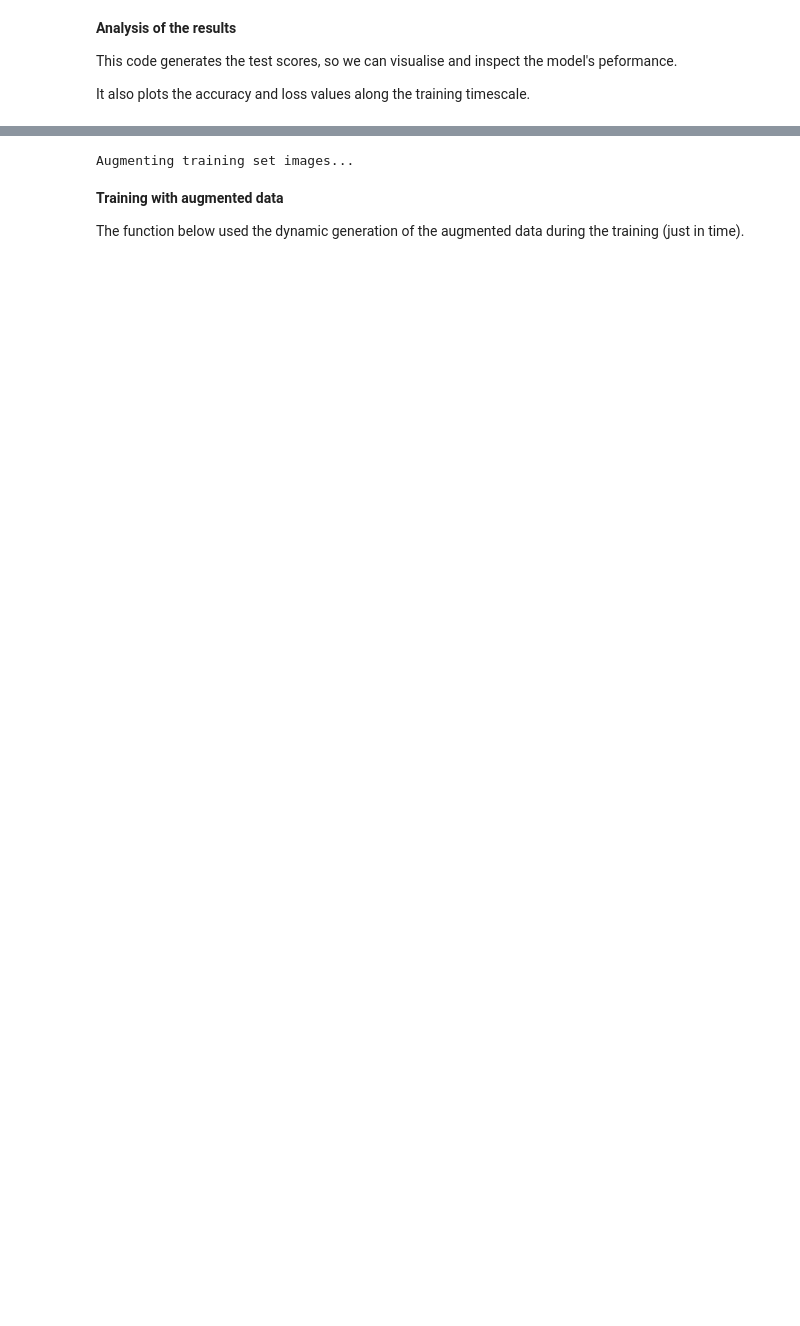
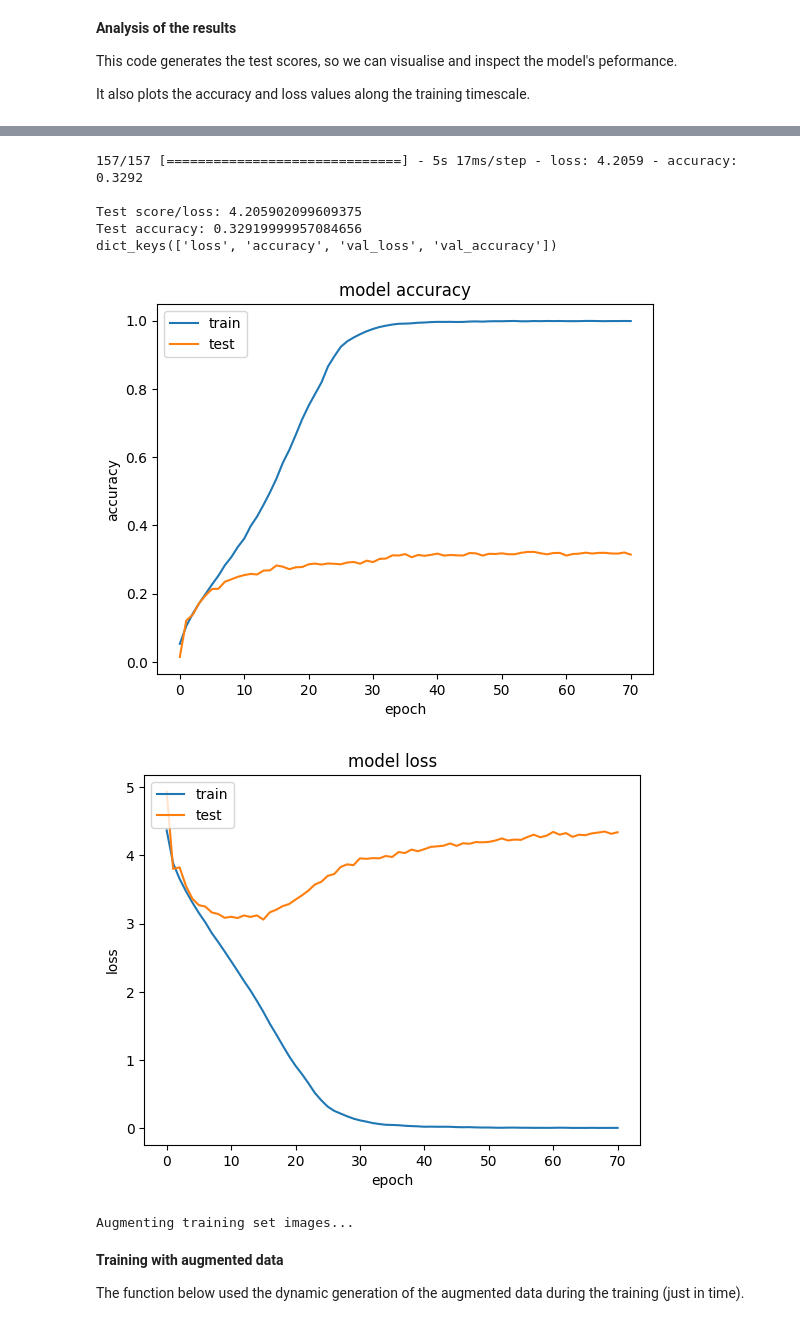
Before and after one commit to egorchern/cognitiveLab, a Jupyter notebook: COMP34212_Lab2b_Keras_CNN_CIFAR_2023.ipynb, the cells around one changed output, grey strips where cells are left out. Cells and saved outputs as stored; diff of their text form; code cells hidden in the pictures; blank space fills up the shorter version.

```diff
--- a/COMP34212_Lab2b_Keras_CNN_CIFAR_2023.ipynb
+++ b/COMP34212_Lab2b_Keras_CNN_CIFAR_2023.ipynb
@@ -353,3 +418,39 @@ Below is an example of the code that augments the current datase.
+# %%
+model = tf.keras.saving.load_model("resNet_def.keras")
+history = np.load("resNet_def_history.npy", allow_pickle='TRUE').item()
+score = model.evaluate(input_X_test, output_Y_test, batch_size=BATCH_SIZE, verbose=VERBOSE)
+print("\nTest score/loss:", score[0])
+print('Test accuracy:', score[1])
+
+# list all data in history
+print(history.keys())
+
+# summarize history for accuracy
+#plt.plot(mo)
+plt.plot(history['accuracy'])
+plt.plot(history['val_accuracy'])
+plt.title('model accuracy')
+plt.ylabel('accuracy')
+plt.xlabel('epoch')
+plt.legend(['train', 'test'], loc='upper left')
+plt.show()
+
+# summarize history for loss
+plt.plot(history['loss'])
+plt.plot(history['val_loss'])
+plt.title('model loss')
+plt.ylabel('loss')
+plt.xlabel('epoch')
+plt.legend(['train', 'test'], loc='upper left')
+plt.show()
+# %% [output]
+157/157 [==============================] - 5s 17ms/step - loss: 4.2059 - accuracy: 0.3292
+
+Test score/loss: 4.205902099609375
+Test accuracy: 0.32919999957084656
+dict_keys(['loss', 'accuracy', 'val_loss', 'val_accuracy'])
+[figure, added]
+[figure, added]
 # %%
 from tensorflow.keras.preprocessing.image import ImageDataGenerator
 #from keras.datasets import cifar10
```
Also changed, not shown: parts of 28 cells of this notebook.
